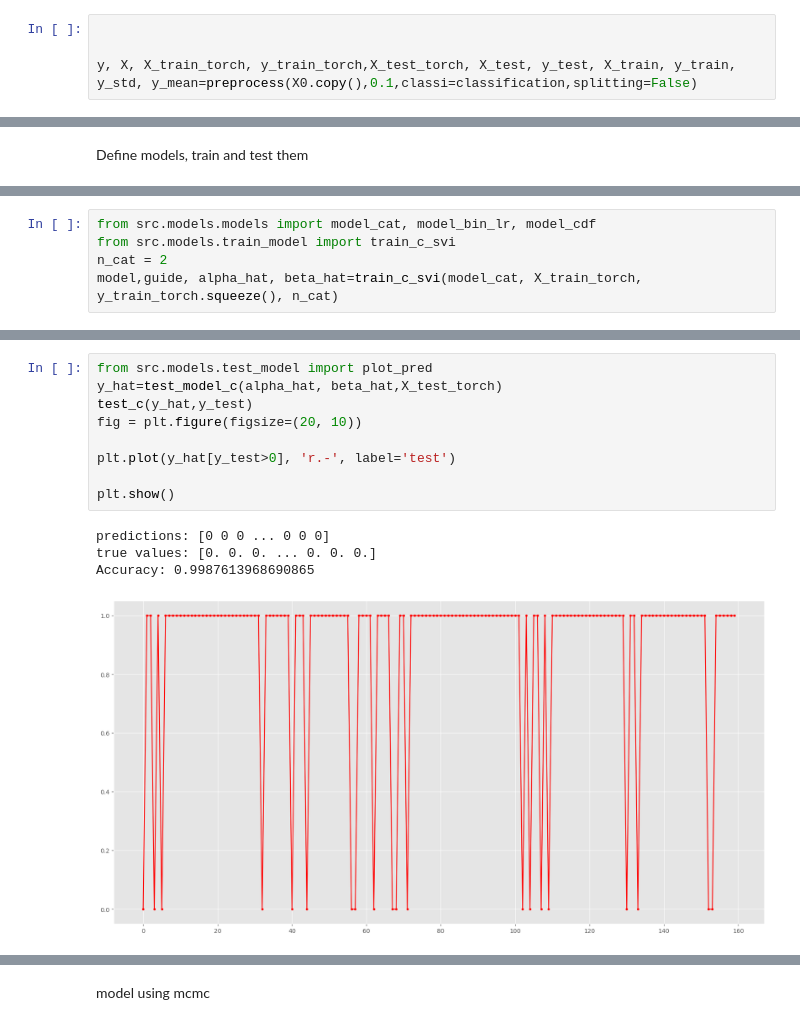
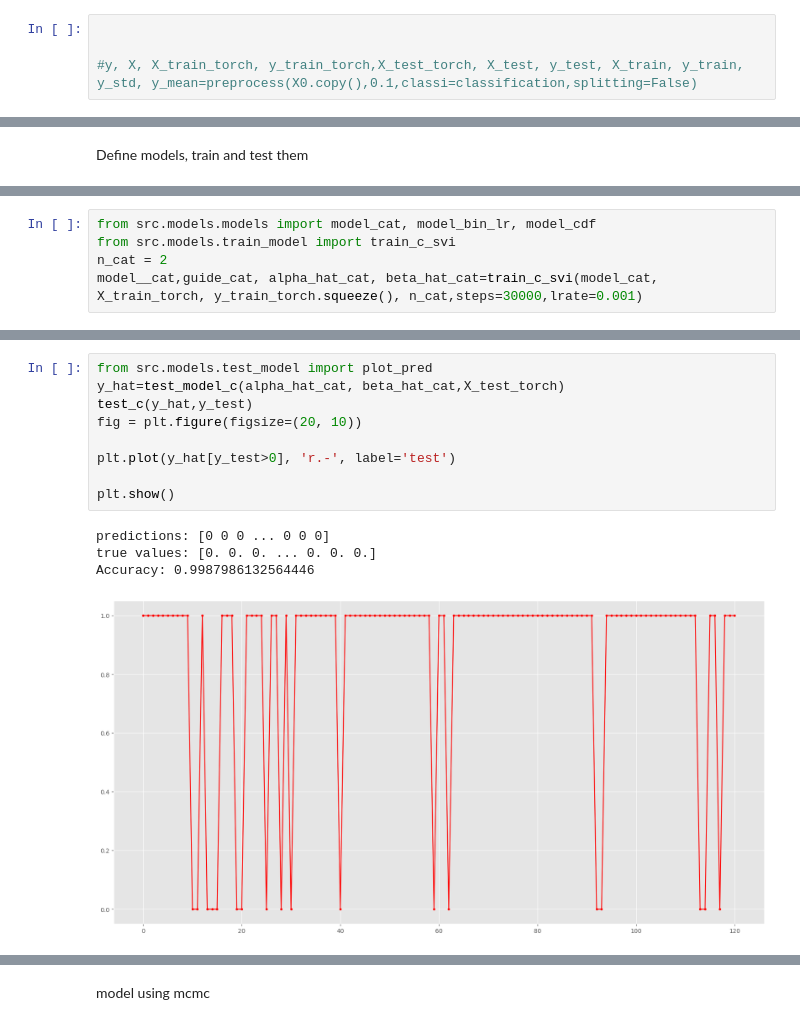
Before and after one commit to gpanagioto/-mbml-predictive-maintenance, a Jupyter notebook: notebooks/training_class.ipynb, the cells around one changed output, grey strips where cells are left out. Saved outputs shown, nothing was run; the diff lists cells and outputs as text.

Commit message:
classification update

```diff
--- a/notebooks/training_class.ipynb
+++ b/notebooks/training_class.ipynb
@@ -55,4 +55,4 @@ y, X, X_train_torch, y_train_torch,X_test_torch, X_test, y_test, X_train, y_trai
 # %%
 
 
-y, X, X_train_torch, y_train_torch,X_test_torch, X_test, y_test, X_train, y_train, y_std, y_mean=preprocess(X0.copy(),0.1,classi=classification,splitting=False)
+#y, X, X_train_torch, y_train_torch,X_test_torch, X_test, y_test, X_train, y_train, y_std, y_mean=preprocess(X0.copy(),0.1,classi=classification,splitting=False)
@@ -78,5 +86,5 @@ model using SVI
 from src.models.models import model_cat, model_bin_lr, model_cdf
 from src.models.train_model import train_c_svi
 n_cat = 2
-model,guide, alpha_hat, beta_hat=train_c_svi(model_cat, X_train_torch, y_train_torch.squeeze(), n_cat)
+model__cat,guide_cat, alpha_hat_cat, beta_hat_cat=train_c_svi(model_cat, X_train_torch, y_train_torch.squeeze(), n_cat,steps=30000,lrate=0.001)
 # %% [output]
@@ -100,14 +127,14 @@ model,guide, alpha_hat, beta_hat=train_c_svi(model_cat, X_train_torch, y_train_t
 # %%
 from src.models.test_model import plot_pred
-y_hat=test_model_c(alpha_hat, beta_hat,X_test_torch)
+y_hat=test_model_c(alpha_hat_cat, beta_hat_cat,X_test_torch)
 test_c(y_hat,y_test)
 fig = plt.figure(figsize=(20, 10))
 
 plt.plot(y_hat[y_test>0], 'r.-', label='test')
 
 plt.show()
 # %% [output]
 predictions: [0 0 0 ... 0 0 0]
 true values: [0. 0. 0. ... 0. 0. 0.]
-Accuracy: 0.9987613968690865
+Accuracy: 0.9987986132564446
-[figure, old version]
+[figure, new version]
```
Also changed, not shown: parts of 12 cells of this notebook, 3 other files.
